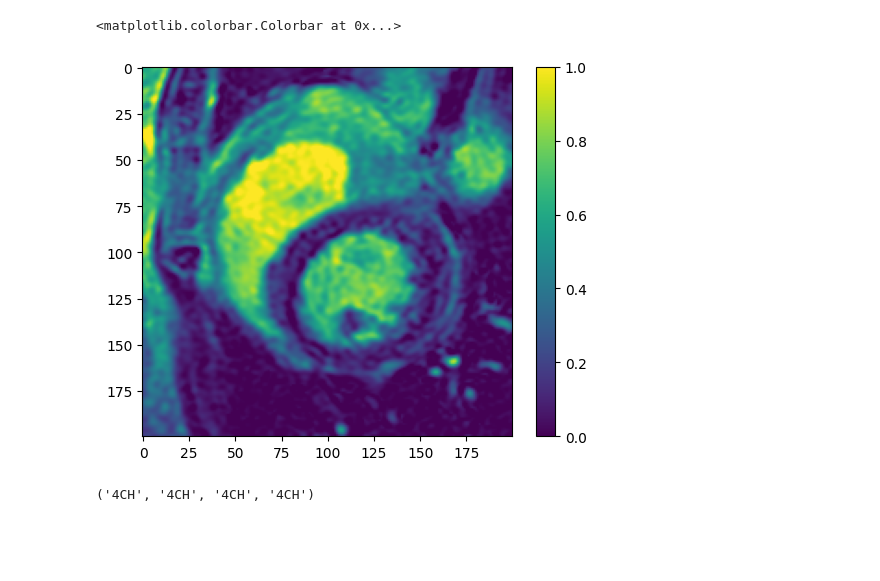
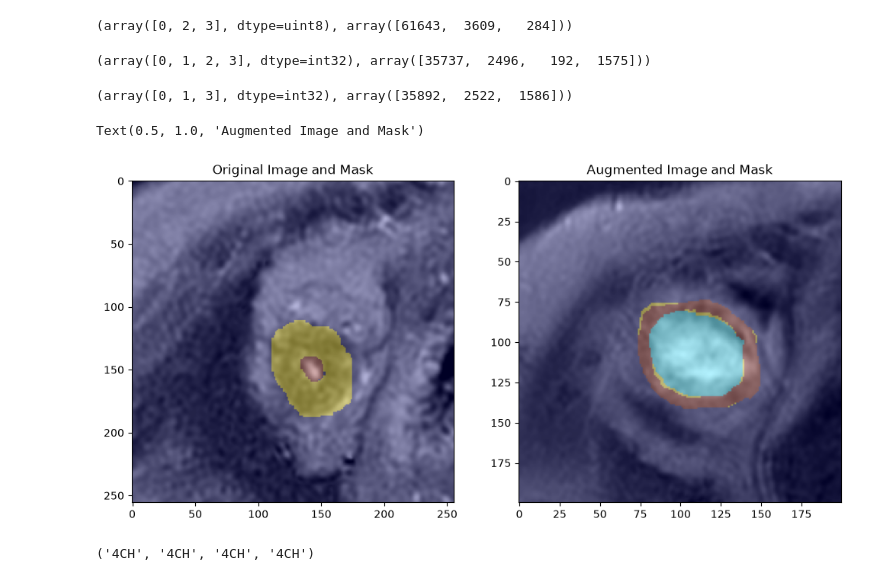
Before and after one commit to minhnhattrinh312/CMRSEG_Challange, a Jupyter notebook: notebooks/preprocess.ipynb, the cells around one changed output. Saved outputs shown, nothing was run; the diff lists cells and outputs as text; code cells hidden in the pictures; blank space fills up the shorter version.

```diff
--- a/notebooks/preprocess.ipynb
+++ b/notebooks/preprocess.ipynb
@@ -45,6 +48,0 @@ plt.imshow(array_image[:, :, 5])
-# %%
-plt.imshow(preprocess[:, :, 5],)
-plt.colorbar()
-# %% [output]
-<matplotlib.colorbar.Colorbar at 0x...>
-[figure, removed]
@@ -51,3 +167,34 @@ plt.colorbar()
+# %%
+data = np.load("/home/nhattm/CMRSEG_Challange/data/CMR-MULTI_npz/LGE_MULTI/SAX/LGE_SAX_040_2_aug_1.npz")
+image, mask = data["image"][...,0], data["mask"]
+np.unique(mask, return_counts=True)
+# %% [output]
+(array([0, 2, 3], dtype=uint8), array([61643,  3609,   284]))
+# %%
+img_aug, mask_aug = augment_scar_only_elastic(
+    image, mask
+)
+np.unique(mask_aug, return_counts=True)
+# %% [output]
+(array([0, 1, 2, 3], dtype=int32), array([35737,  2496,   192,  1575]))
+# %%
+np.unique(mask, return_counts=True)
+# %% [output]
+(array([0, 1, 3], dtype=int32), array([35892,  2522,  1586]))
+# %%
+plt.figure(figsize=(12, 6))
+plt.subplot(1, 2, 1)
+plt.imshow(image, cmap="gray")
+plt.imshow(mask, cmap="jet", alpha=0.3, )
+plt.title("Original Image and Mask")
+plt.subplot(1, 2, 2)
+plt.imshow(img_aug, cmap="gray")
+plt.imshow(mask_aug, cmap="jet", alpha=0.3, )
+plt.title("Augmented Image and Mask")
+# plt.colorbar()
+# %% [output]
+Text(0.5, 1.0, 'Augmented Image and Mask')
+[figure, added]
 # %%
 cfg_data = OmegaConf.load("../config/data_config.yaml")
 
```
Also changed, not shown: parts of 11 cells of this notebook, 14 other files.
